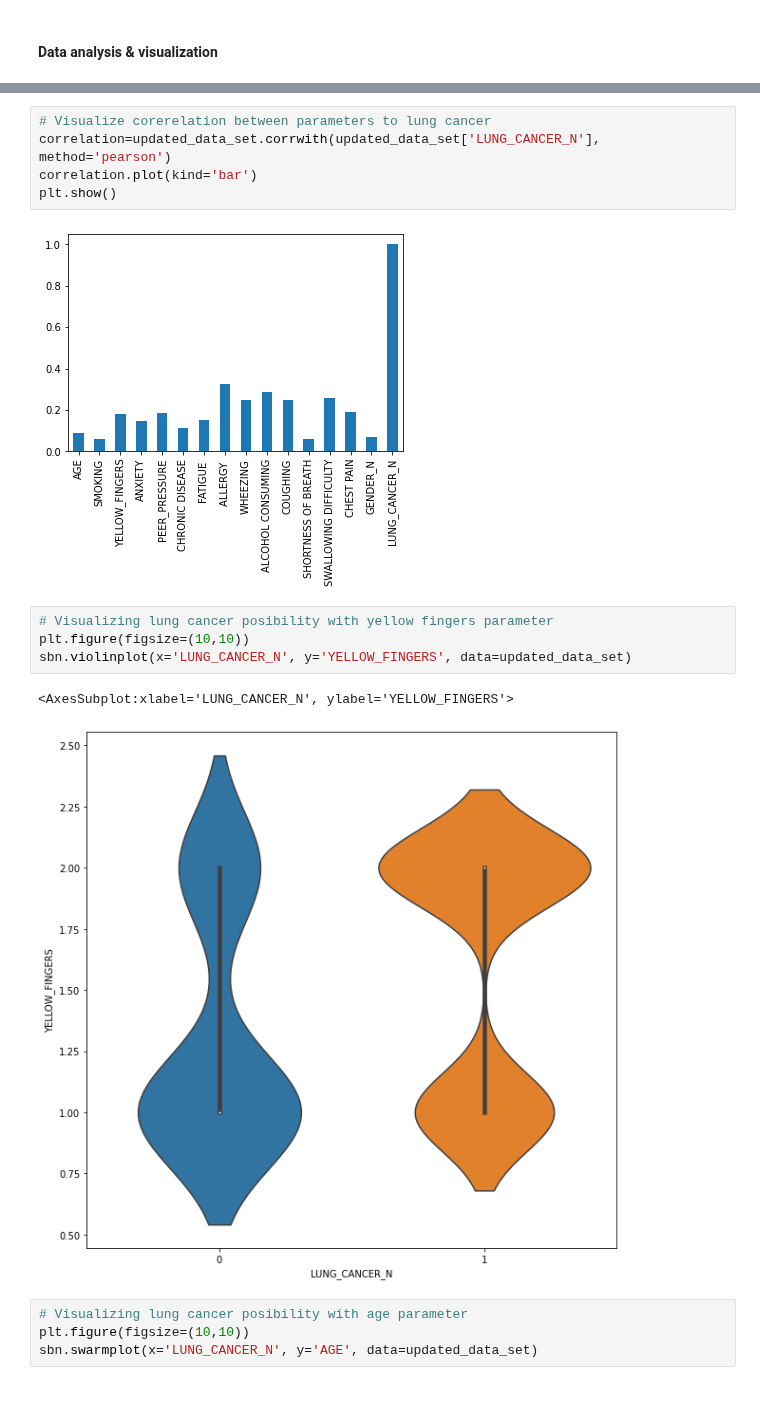
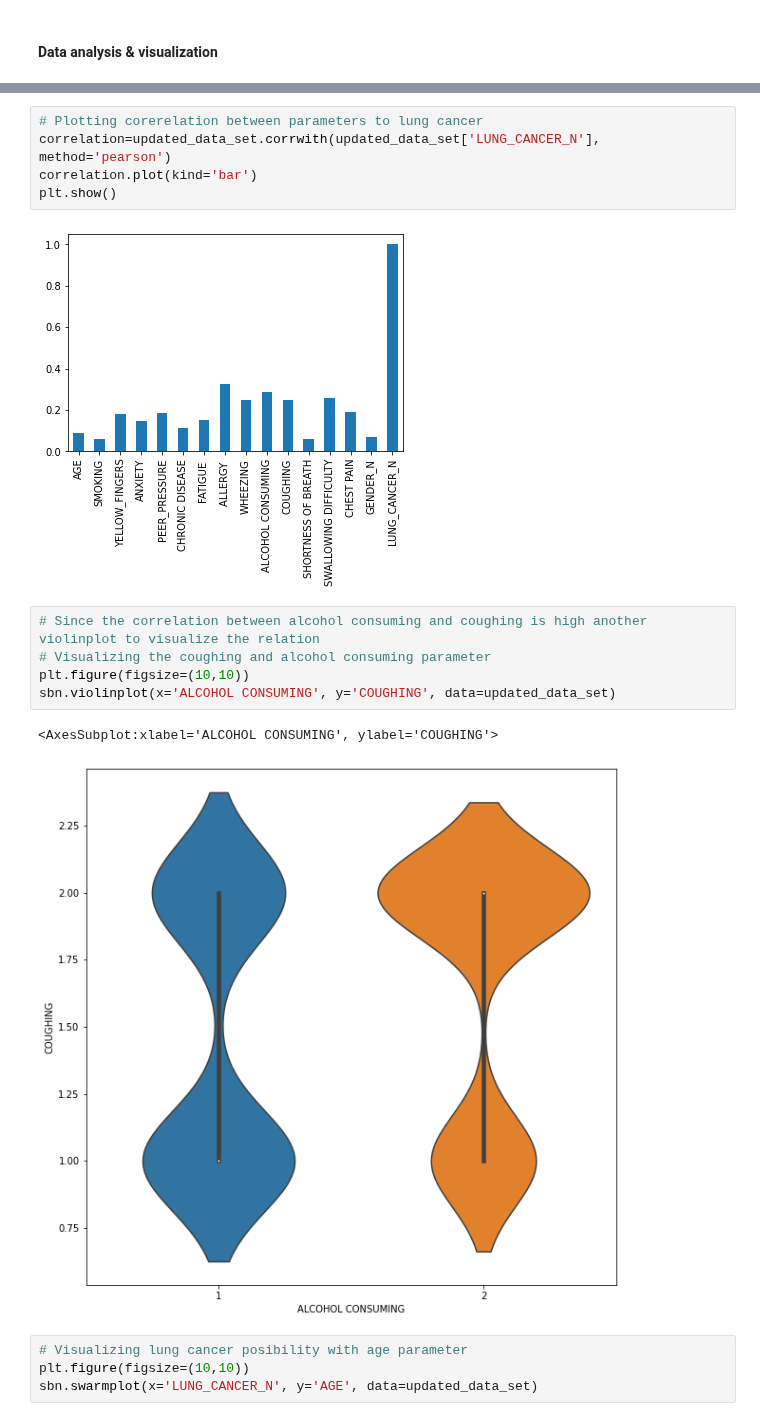
Before and after one commit to jayasith/ML_Assignment2_IT19070704_IT19079264_IT19076362_IT19041926, a Jupyter notebook: lung-cancer-prediction-random-forest.ipynb, the cells around one changed output, grey strips where cells are left out. Drawn from its saved outputs; the diff is of its cells as text.

```diff
--- a/lung-cancer-prediction-random-forest.ipynb
+++ b/lung-cancer-prediction-random-forest.ipynb
@@ -116,19 +116,20 @@ sbn.countplot(x='LUNG_CANCER_N', data = updated_data_set)
 <AxesSubplot:xlabel='LUNG_CANCER_N', ylabel='count'>
 [figure]
 # %%
-# Visualize corerelation between parameters to lung cancer
+# Plotting corerelation between parameters to lung cancer
 correlation=updated_data_set.corrwith(updated_data_set['LUNG_CANCER_N'], method='pearson')
 correlation.plot(kind='bar')
 plt.show()
 # %% [output]
 [figure]
 # %%
-# Visualizing lung cancer posibility with yellow fingers parameter
+# Since the correlation between alcohol consuming and coughing is high another violinplot to visualize the relation
+# Visualizing the coughing and alcohol consuming parameter
 plt.figure(figsize=(10,10))
-sbn.violinplot(x='LUNG_CANCER_N', y='YELLOW_FINGERS', data=updated_data_set)
+sbn.violinplot(x='ALCOHOL CONSUMING', y='COUGHING', data=updated_data_set)
 # %% [output]
-<AxesSubplot:xlabel='LUNG_CANCER_N', ylabel='YELLOW_FINGERS'>
+<AxesSubplot:xlabel='ALCOHOL CONSUMING', ylabel='COUGHING'>
-[figure, old version]
+[figure, new version]
 # %%
 # Visualizing lung cancer posibility with age parameter
 plt.figure(figsize=(10,10))
```
Also changed, not shown: parts of 14 cells of this notebook.
